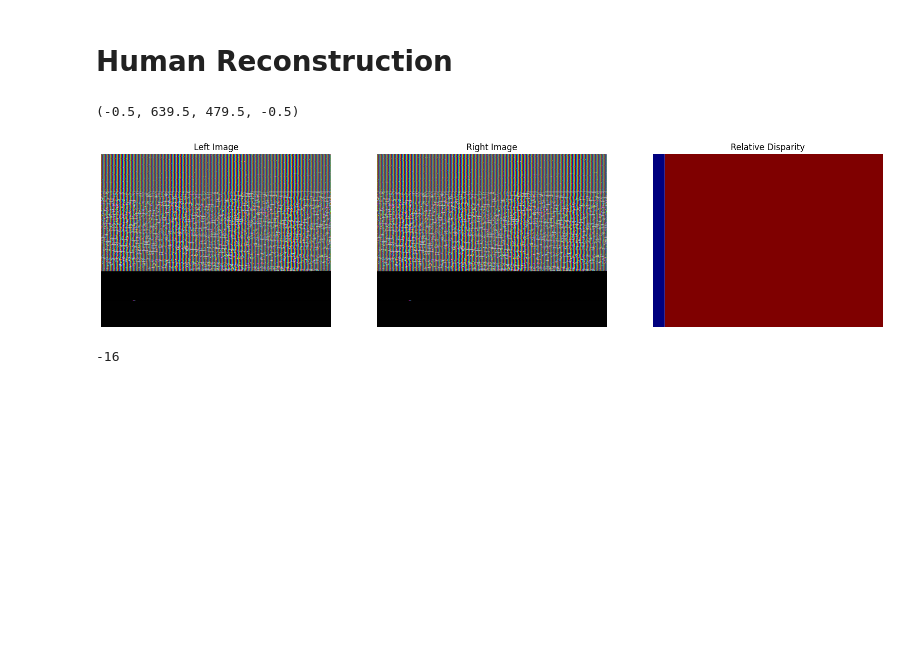
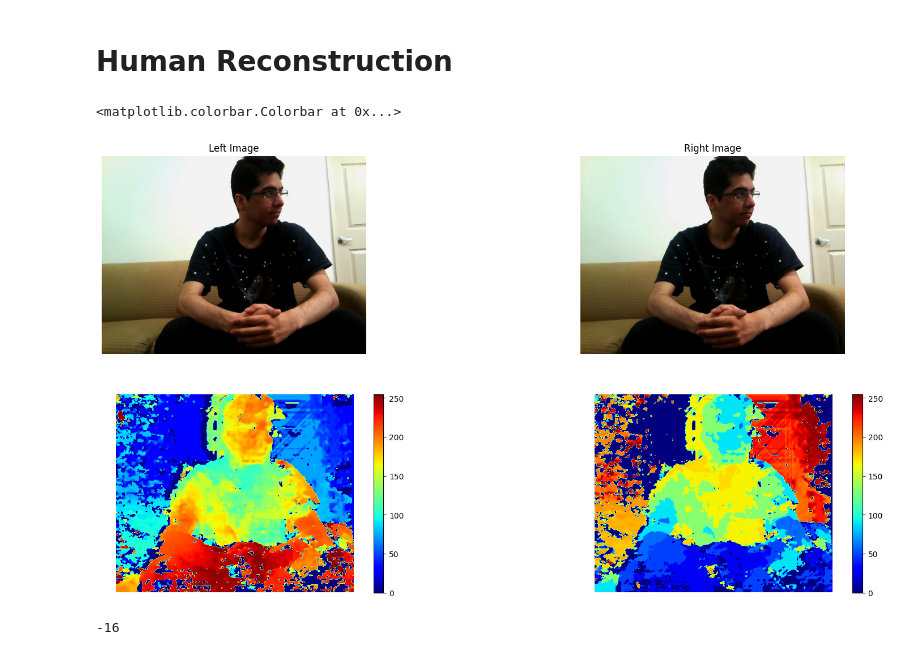
Before and after one commit to dotimothy/TheDoPro, a Jupyter notebook: Vision/SDP_3DStereo.ipynb, the cells around one changed output. Saved outputs shown, nothing was run; the diff lists cells and outputs as text; code cells hidden in the pictures; blank space fills up the shorter version.

```diff
--- a/Vision/SDP_3DStereo.ipynb
+++ b/Vision/SDP_3DStereo.ipynb
@@ -55,38 +61,47 @@ def create_pcd(img, depth, f, cx, cy):
 
         return pcd_o3d
 # %%
-image_L = cv.imread("../Images/daniel_L.jpg")
+image_L = cv.imread("../Images/daniel2_L.jpg")
 image_L_gray = cv.cvtColor(image_L, cv.COLOR_BGR2GRAY)
 image_L = cv.cvtColor(image_L, cv.COLOR_BGR2RGB)
 
-image_R = cv.imread("../Images/daniel_R.jpg")
-image_R = cs.readRight(1)
+image_R = cv.imread("../Images/daniel2_R.jpg")
 image_R_gray = cv.cvtColor(image_L, cv.COLOR_BGR2GRAY)
 image_R = cv.cvtColor(image_R, cv.COLOR_BGR2RGB)
 
-stereoSGBM = cv.StereoSGBM_create(minDisparity=0, numDisparities=32, blockSize=3, P1=8*3*3, P2=32*3*3, disp12MaxDiff=10, uniquenessRatio=10, speckleWindowSize=150, speckleRange=32)
+stereoSGBM = cv.StereoSGBM_create(minDisparity=0, numDisparities=64, blockSize=7, P1=8*7*7, P2=32*7*7, disp12MaxDiff=10, uniquenessRatio=10, speckleWindowSize=150, speckleRange=32)
 disparity = stereoSGBM.compute(image_L, image_R)
+disparity = disparity[:,64:disparity.shape[1]]
 depth = disparityToDepthScanning(disparity)
 
 disp_vis = np.uint8(255*cv.normalize(disparity,disparity,0,1,cv.NORM_MINMAX,cv.CV_32F))
 disp_vis = cv.equalizeHist(disp_vis)
 
+depth_vis = np.uint8(255*cv.normalize(depth,depth,0,1,cv.NORM_MINMAX,cv.CV_32F))
+depth_vis = cv.equalizeHist(depth_vis)
+
 plt.figure(figsize=(20, 10))
-plt.subplot(131)
+plt.subplot(221)
 plt.imshow(image_L)
 plt.title('Left Image')
 plt.axis('off')
-plt.subplot(132)
+plt.subplot(222)
 plt.imshow(image_R)
 plt.title('Right Image')
 plt.axis('off')
-plt.subplot(133)
+plt.subplot(223)
 plt.imshow(disp_vis, cmap='jet')
-plt.title('Relative Disparity')
+#plt.title('Relative Disparity')
 plt.axis('off')
+plt.colorbar()
+plt.subplot(224)
+#plt.title('Relative Depth')
+plt.imshow(depth_vis, cmap='jet')
+plt.axis('off')
+plt.colorbar()
 # %% [output]
-(-0.5, 639.5, 479.5, -0.5)
+<matplotlib.colorbar.Colorbar at 0x...>
-[figure, old version]
+[figure, new version]
 # %%
 f = 551.038915543398
 cx = 287.359515629467
```
Also changed, not shown: parts of 2 cells of this notebook, 1 other file.
